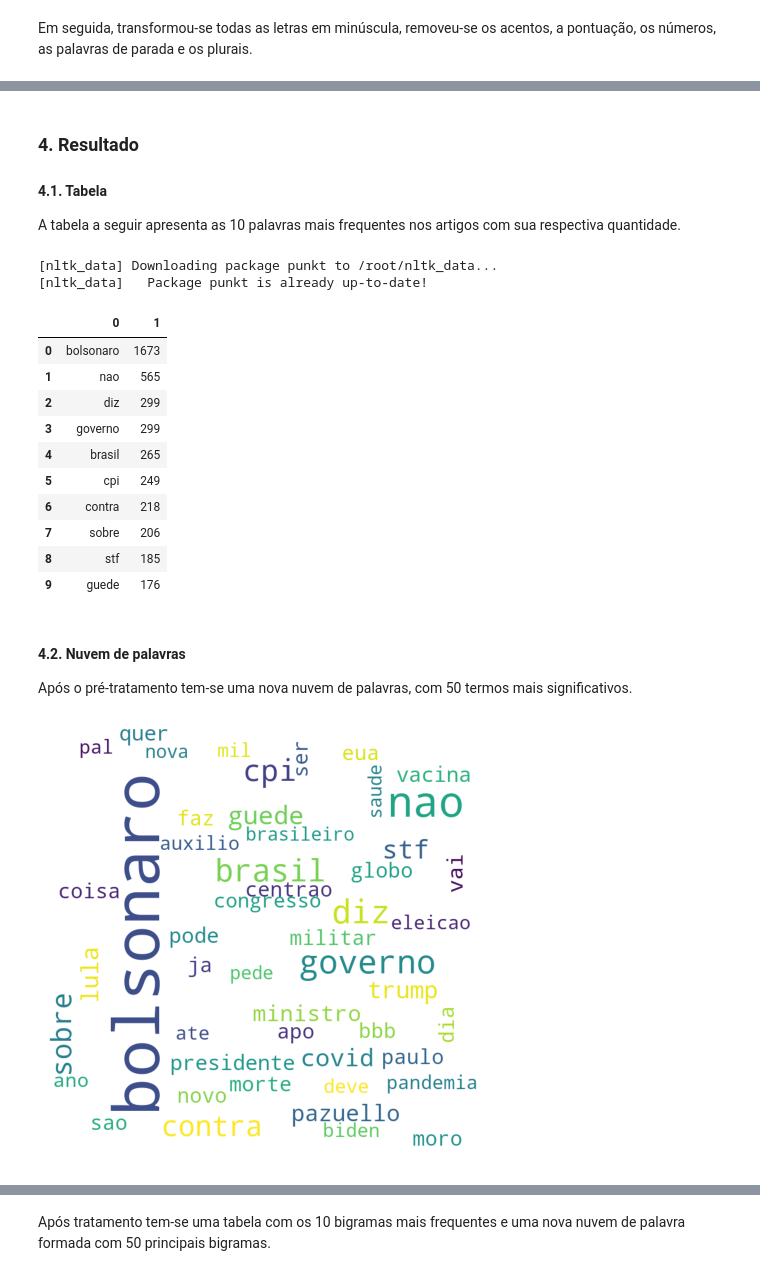
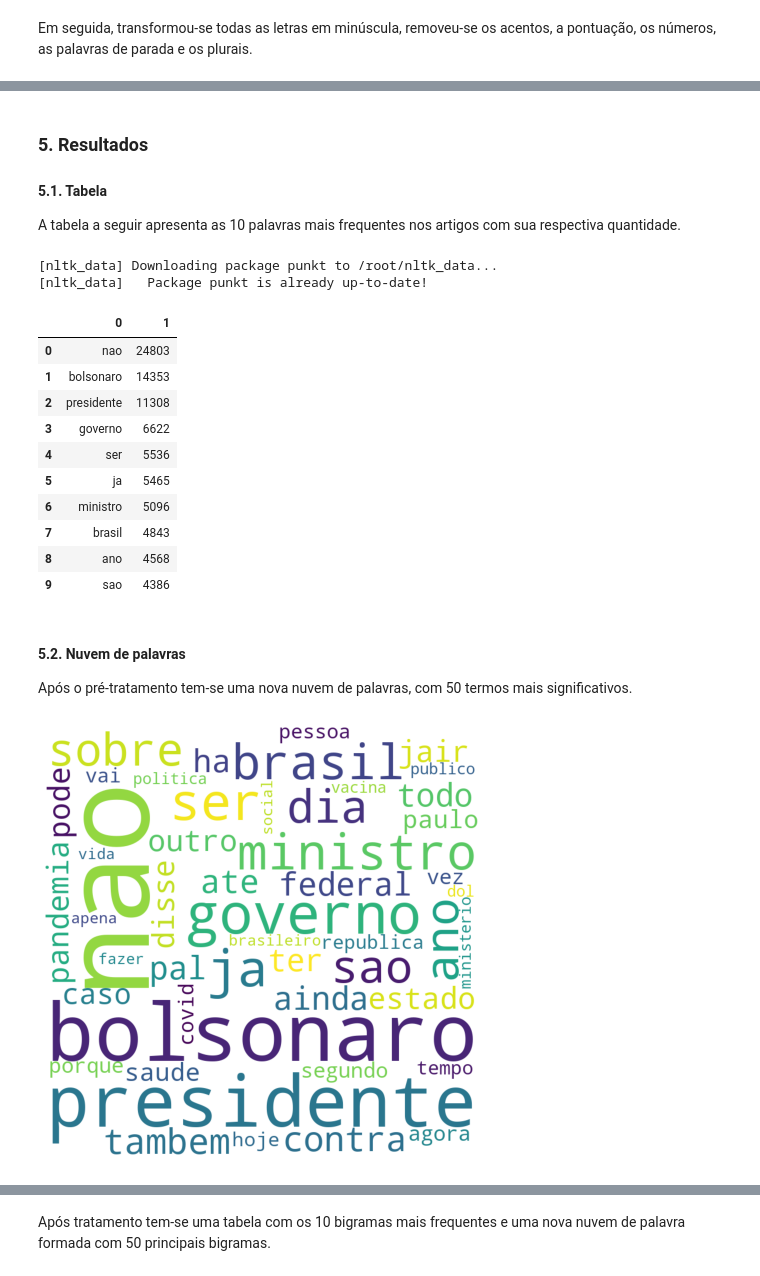
Before and after one commit to mahmayer/Mackenzie, a Jupyter notebook: Linguagem_natural_Articulistas.ipynb, the cells around one changed output, grey strips where cells are left out. Drawn from its saved outputs; the diff is of its cells as text; code cells hidden in the pictures.

```diff
--- a/Linguagem_natural_Articulistas.ipynb
+++ b/Linguagem_natural_Articulistas.ipynb
@@ -33,6 +33,6 @@ from nltk.util import ngrams
 # %%
 data = pd.read_json('https://raw.githubusercontent.com/mahmayer/articulistas/main/UolBlogs.json')
 
-titles = data[['author','title']].copy()
-titles.head(10)
+content = data[['content']].copy()
+content.head(10)
 # %% [output]
@@ -49,0 +55,5 @@ titles.head(10)
+# %%
+#Faz a contagem de palavras por cada linha do artigo
+content['words'] = content['content'].str.split().str.len()
+
+content.plot.hist(bins=30, alpha=0.8)
@@ -151,10 +164,10 @@ Em seguida, transformou-se todas as letras em minúscula, removeu-se os acentos,
 nltk.download('stopwords')
 stop = stopwords.words('portuguese')
 
-titles['title_treated'] = titles['title'].str.lower().apply(lambda x: unidecode(x))
-titles['title_treated'] = titles['title_treated'].str.replace('[{}]'.format(string.punctuation), '')
-titles['title_treated'] = titles['title_treated'].str.replace('[{}]'.format(string.digits), '')
-titles['title_treated'] = titles['title_treated'].str.lower().apply(lambda x: ' '.join([word for word in x.split() if word not in (stop)]))
-titles['title_treated'] = titles['title_treated'].apply(lambda x: ' '.join([singularizar(word) for word in x.split()]))
+content['content_treated'] = content['content'].str.lower().apply(lambda x: unidecode(x))
+content['content_treated'] = content['content_treated'].str.replace('[{}]'.format(string.punctuation), '')
+content['content_treated'] = content['content_treated'].str.replace('[{}]'.format(string.digits), '')
+content['content_treated'] = content['content_treated'].str.lower().apply(lambda x: ' '.join([word for word in x.split() if word not in (stop)]))
+content['content_treated'] = content['content_treated'].apply(lambda x: ' '.join([singularizar(word) for word in x.split()]))
 # %% [output]
 [nltk_data] Downloading package stopwords to /root/nltk_data...
@@ -162,12 +175,12 @@ titles['title_treated'] = titles['title_treated'].apply(lambda x: ' '.join([sing
 # %% [markdown]
-### **4. Resultado**
-#### **4.1. Tabela**
+### **5. Resultados**
+#### **5.1. Tabela**
 A tabela a seguir apresenta as 10 palavras mais frequentes nos artigos com sua respectiva quantidade.
 # %%
 #cria uma lista com todos os tokens
 nltk.download('punkt')
 
-big_line = ' '.join(sent for sent in titles['title_treated'])
+big_line = ' '.join(sent for sent in content['content_treated'])
 tokens = word_tokenize(big_line)
 df = nltk.FreqDist(tokens)
 df = sorted(df.items(), key=lambda x: x[1], reverse=True)
@@ -178,28 +191,28 @@ display(freq.iloc[n:n+10])
 [nltk_data] Downloading package punkt to /root/nltk_data...
 [nltk_data]   Package punkt is already up-to-date!
 |  | 0 | 1 |
-| 0 | bolsonaro | 1673 |
-| 1 | nao | 565 |
-| 2 | diz | 299 |
-| 3 | governo | 299 |
-| 4 | brasil | 265 |
-| 5 | cpi | 249 |
-| 6 | contra | 218 |
-| 7 | sobre | 206 |
-| 8 | stf | 185 |
-| 9 | guede | 176 |
+| 0 | nao | 24803 |
+| 1 | bolsonaro | 14353 |
+| 2 | presidente | 11308 |
+| 3 | governo | 6622 |
+| 4 | ser | 5536 |
+| 5 | ja | 5465 |
+| 6 | ministro | 5096 |
+| 7 | brasil | 4843 |
+| 8 | ano | 4568 |
+| 9 | sao | 4386 |
 # %% [markdown]
-#### **4.2. Nuvem de palavras**
+#### **5.2. Nuvem de palavras**
 Após o pré-tratamento tem-se uma nova nuvem de palavras, com 50 termos mais significativos.
 # %%
-treated_text = ' '.join(titles['title_treated'])
+treated_text = ' '.join(content['content_treated'])
 
 wordcloud2 = WordCloud(collocations=False, normalize_plurals=False, stopwords=None, width=800, height=800, background_color='white', min_font_size = 10, max_words=50).generate(treated_text)
 
 plt.figure(figsize = (8, 8), facecolor = None)
 plt.imshow(wordcloud2)
 plt.axis("off")
 plt.show()
 # %% [output]
-[figure, old version]
+[figure, new version]
 # %% [markdown]
```
Also changed, not shown: parts of 12 cells of this notebook.
